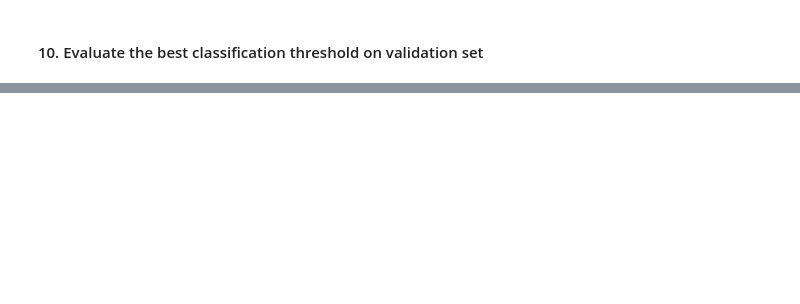
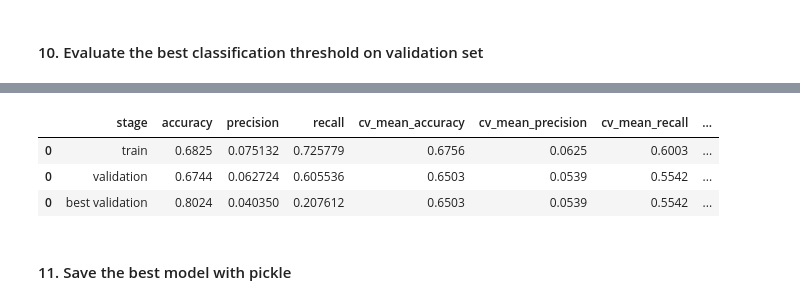
Before and after one commit to LiyangSong/Advertisement-CTR-Prediction, a Jupyter notebook: jupyter/model_ft_sgd.ipynb, the cells around one changed output, grey strips where cells are left out. Cells and saved outputs as stored; diff of their text form; code cells hidden in the pictures; blank space fills up the shorter version.

```diff
--- a/jupyter/model_ft_sgd.ipynb
+++ b/jupyter/model_ft_sgd.ipynb
@@ -165,5 +173,6 @@ sample_df.shape: (8381, 36)
 validation_cap_x_df, validation_y_df = validation_df_sample.drop(columns=TARGET_ATTR), validation_df_sample[[TARGET_ATTR]]
 del validation_df_sample
 # %%
-bin_class_utils.eval_class(validation_cap_x_df, validation_y_df, best_model, "validation sample", CVS_SCORING_LIST)
+eval_validation_results = bin_class_utils.eval_class(validation_cap_x_df, validation_y_df, best_model, "validation", CVS_SCORING_LIST)
+eval_validation_results
 # %% [output]
@@ -467,7 +356,7 @@ best_threshold = 0.51
 # %% [markdown]
 #### 10. Evaluate the best classification threshold on validation set
 # %%
-bin_class_utils.eval_class(
+eval_best_validation_results = bin_class_utils.eval_class(
     validation_cap_x_df,
     validation_y_df,
     best_model,
@@ -475,6 +364,7 @@ bin_class_utils.eval_class(
     CVS_SCORING_LIST,
     best_threshold
 )
+eval_best_validation_results
 # %% [output]
 Evaluate the trained estimator performance on best validation set
 Check accuracy score
@@ -498,0 +391,10 @@ Check Precision-Recall Curve and Average Precision Score
+# %%
+compare_df = pd.concat([eval_train_results, eval_validation_results, eval_best_validation_results], axis=0)
+compare_df
+# %% [output]
+|  | stage | accuracy | precision | recall | cv_mean_accuracy | cv_mean_precision | cv_mean_recall | ... |
+| 0 | train | 0.6825 | 0.075132 | 0.725779 | 0.6756 | 0.0625 | 0.6003 | ... |
+| 0 | validation | 0.6744 | 0.062724 | 0.605536 | 0.6503 | 0.0539 | 0.5542 | ... |
+| 0 | best validation | 0.8024 | 0.040350 | 0.207612 | 0.6503 | 0.0539 | 0.5542 | ... |
+# %% [markdown]
+#### 11. Save the best model with pickle
```
Also changed, not shown: parts of 14 cells of this notebook, 1 other file.
